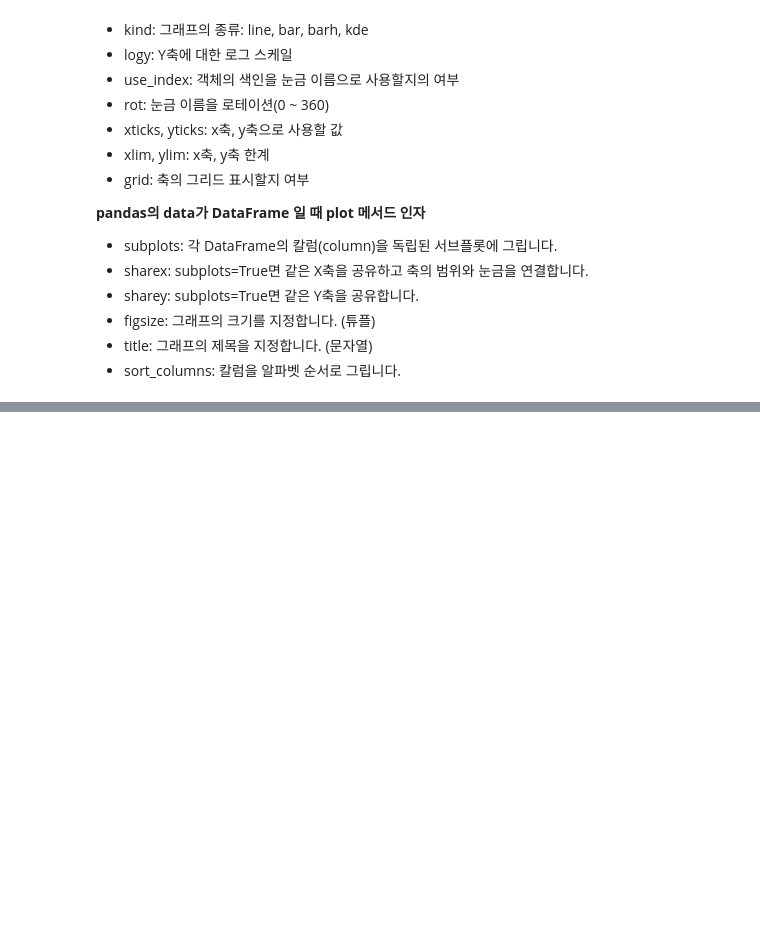
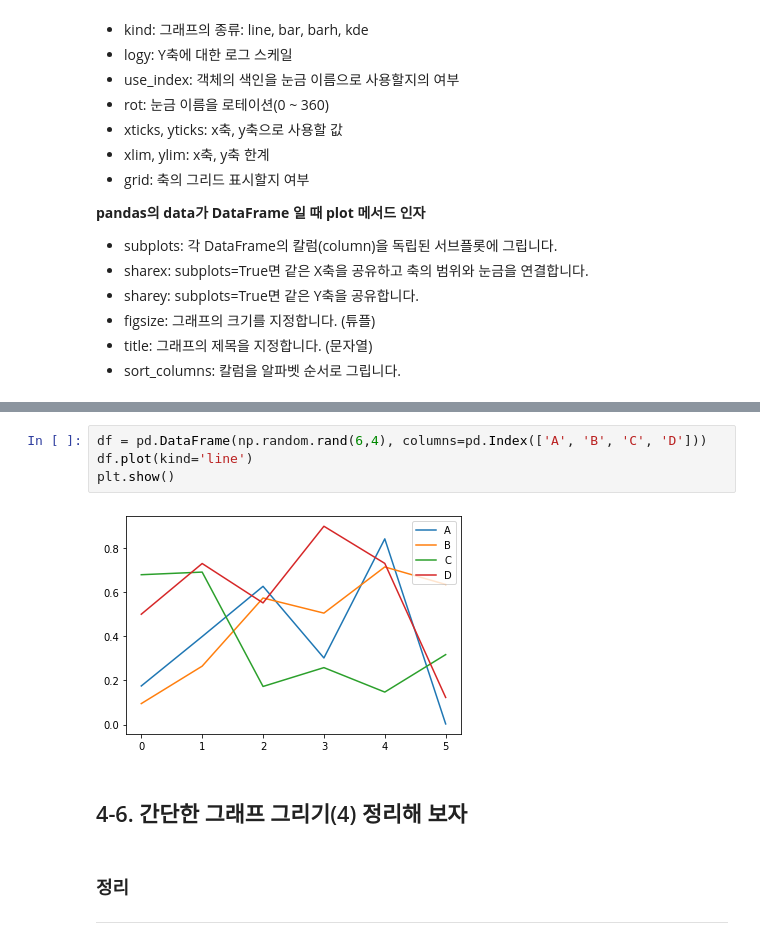
Before and after one commit to hyungminkimdev/aiffel, a Jupyter notebook: 240523-data-visualization/Data Visualization.ipynb, the cells around one changed output, grey strips where cells are left out. Drawn from its saved outputs; the diff is of its cells as text; blank space fills up the shorter version.

```diff
--- a/240523-data-visualization/Data Visualization.ipynb
+++ b/240523-data-visualization/Data Visualization.ipynb
@@ -293,0 +295,11 @@ data.plot(kind='barh', ax=axes[1], color='red', alpha=0.3)
+# %%
+df = pd.DataFrame(np.random.rand(6,4), columns=pd.Index(['A', 'B', 'C', 'D']))
+df.plot(kind='line')
+plt.show()
+# %% [output]
+[figure, added]
+# %% [markdown]
+## 4-6. 간단한 그래프 그리기(4) 정리해 보자
+# %% [markdown]
+### 정리
+---
```
Also changed, not shown: parts of 2 cells of this notebook.
